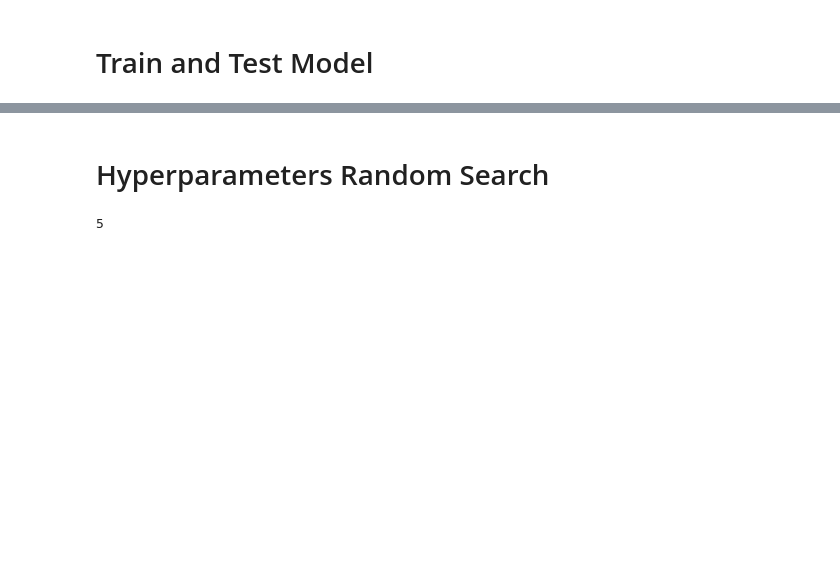
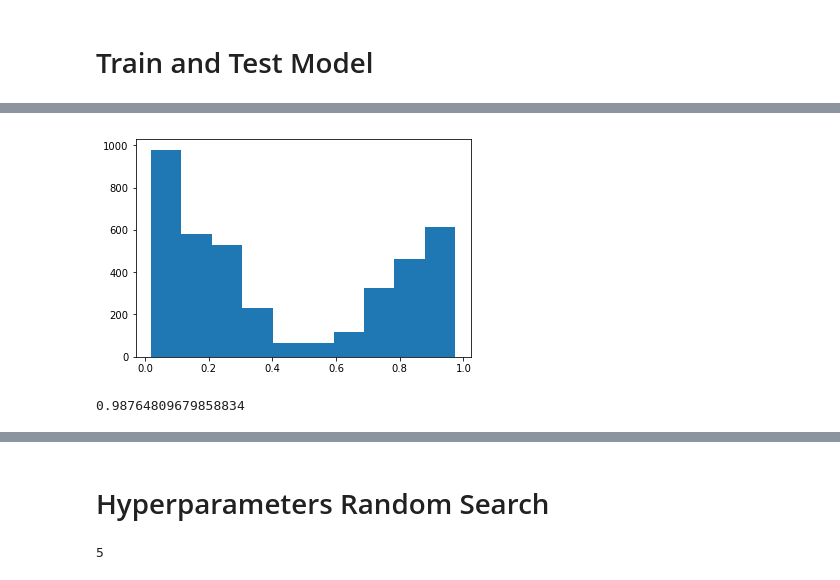
Before and after one commit to intsco/off-sample, a Jupyter notebook: classification/train_cnn_on_gs.ipynb, the cells around one changed output, grey strips where cells are left out. Drawn from its saved outputs; the diff is of its cells as text; code cells hidden in the pictures; blank space fills up the shorter version.

```diff
--- a/classification/train_cnn_on_gs.ipynb
+++ b/classification/train_cnn_on_gs.ipynb
@@ -457,0 +196,9 @@ class OffSampleKerasClassifier(KerasClassifier):
+# %%
+plt.hist(X_blend_test.mean(axis=1));
+# %% [output]
+[figure, added]
+# %%
+from scipy.stats import gmean
+accuracy_score(y_blend_test, gmean(blender.X_blend_test, axis=1) > 0.5)
+# %% [output]
+0.98764809679858834
```
Also changed, not shown: parts of 112 cells of this notebook, 5 other files.
